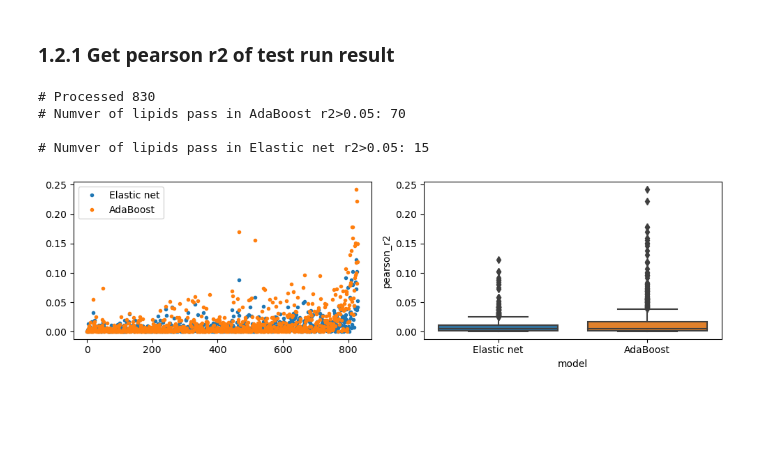
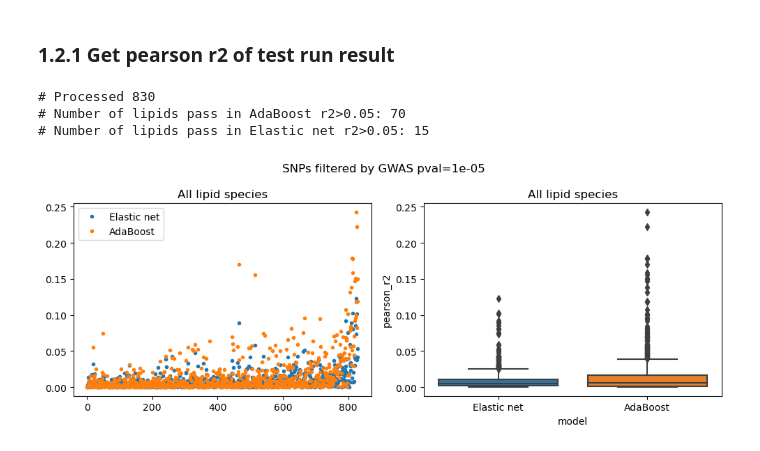
Before and after one commit to belowlab/-CCHC_lipidomics, a Jupyter notebook: 20231211_rerun/code/ML_10_comapre_models.ipynb, the cells around one changed output. Cells and saved outputs as stored; diff of their text form; code cells hidden in the pictures; blank space fills up the shorter version.

```diff
--- a/20231211_rerun/code/ML_10_comapre_models.ipynb
+++ b/20231211_rerun/code/ML_10_comapre_models.ipynb
@@ -145,6 +122,7 @@ Text(0.5, 0, 'p value threshold')
 # %%
 # Load AdaBoost result
 result_dir = '/data100t1/home/wanying/CCHC/lipidomics/20231211_rerun/outputs/prediction_models/AdaBoost/species/pval_1e-05'
+lip_type='species'
 lst_lipid, lst_r2, c = [], [], 0
 for fn in os.listdir(result_dir):
     if fn.endswith('.log'):
@@ -162,8 +140,7 @@ for fn in os.listdir(result_dir):
 df_adb_r2 = pd.DataFrame({'Lipid_name':lst_lipid, 'pearson_r2':lst_r2})
 df_adb_r2['pearson_r2'] = df_adb_r2['pearson_r2'].astype('float')
 
-
-# Load elstic net result
+# Load elastic net result
 reuslt_dir = '/data100t1/home/wanying/CCHC/lipidomics/20231211_rerun/outputs/prediction_models/elastic_net/merged_h2_r2'
 threshold = '1e-05'
 resutlt_fn = f'merged_h2_r2_test_{lip_type}_pval_{threshold}.txt'
@@ -172,24 +149,26 @@ resutlt_fn = f'merged_h2_r2_test_{lip_type}_pval_{threshold}.txt'
 df_elastic_net_r2 = pd.read_csv(os.path.join(reuslt_dir, resutlt_fn), sep='\t').sort_values(by='h2')
 df_adb_r2 = df_adb_r2.set_index(keys='Lipid_name').reindex(labels=df_elastic_net_r2['Lipid_name']).reset_index()
 
-print('\n# Numver of lipids pass in AdaBoost r2>0.05:',len(df_adb_r2[df_adb_r2['pearson_r2']>=0.05]))
-print('# Numver of lipids pass in Elastic net r2>0.05:',len(df_elastic_net_r2[df_elastic_net_r2['pearson_r2']>=0.05]))
+print('\n# Number of lipids pass in AdaBoost r2>0.05:',len(df_adb_r2[df_adb_r2['pearson_r2']>=0.05]))
+print('# Number of lipids pass in Elastic net r2>0.05:',len(df_elastic_net_r2[df_elastic_net_r2['pearson_r2']>=0.05]))
 # %% [output]
 # Processed 830
-# Numver of lipids pass in AdaBoost r2>0.05: 70
-
-# Numver of lipids pass in Elastic net r2>0.05: 15
+# Number of lipids pass in AdaBoost r2>0.05: 70
+# Number of lipids pass in Elastic net r2>0.05: 15
 # %%
 # Plot AdaBoost and Elastic net
-fig, ax = plt.subplots(ncols=2, figsize=(10, 3), dpi=100)
+fig, ax = plt.subplots(ncols=2, figsize=(10, 4), dpi=100)
 ax[0].plot(df_elastic_net_r2['pearson_r2'].values, ls='', marker='.', label='Elastic net')
 ax[0].plot(df_adb_r2['pearson_r2'].astype('float'), ls='', marker='.', label='AdaBoost')
 ax[0].legend()
+ax[0].set_title('All lipid species')
 df_adb_r2['model']='AdaBoost'
 df_elastic_net_r2['model'] = 'Elastic net'
 df_merged = pd.concat([df_elastic_net_r2[['Lipid_name', 'pearson_r2', 'model']], df_adb_r2])
 df_merged['pearson_r2'] = df_merged['pearson_r2'].astype('float')
 sns.boxplot(data=df_merged, x="model", y="pearson_r2", ax=ax[1])
+ax[1].set_title('All lipid species')
+fig.suptitle('SNPs filtered by GWAS pval=1e-05')
 fig.tight_layout()
 # %% [output]
-[figure, old version]
+[figure, new version]
```
Also changed, not shown: parts of 23 cells of this notebook, 6 other files.
